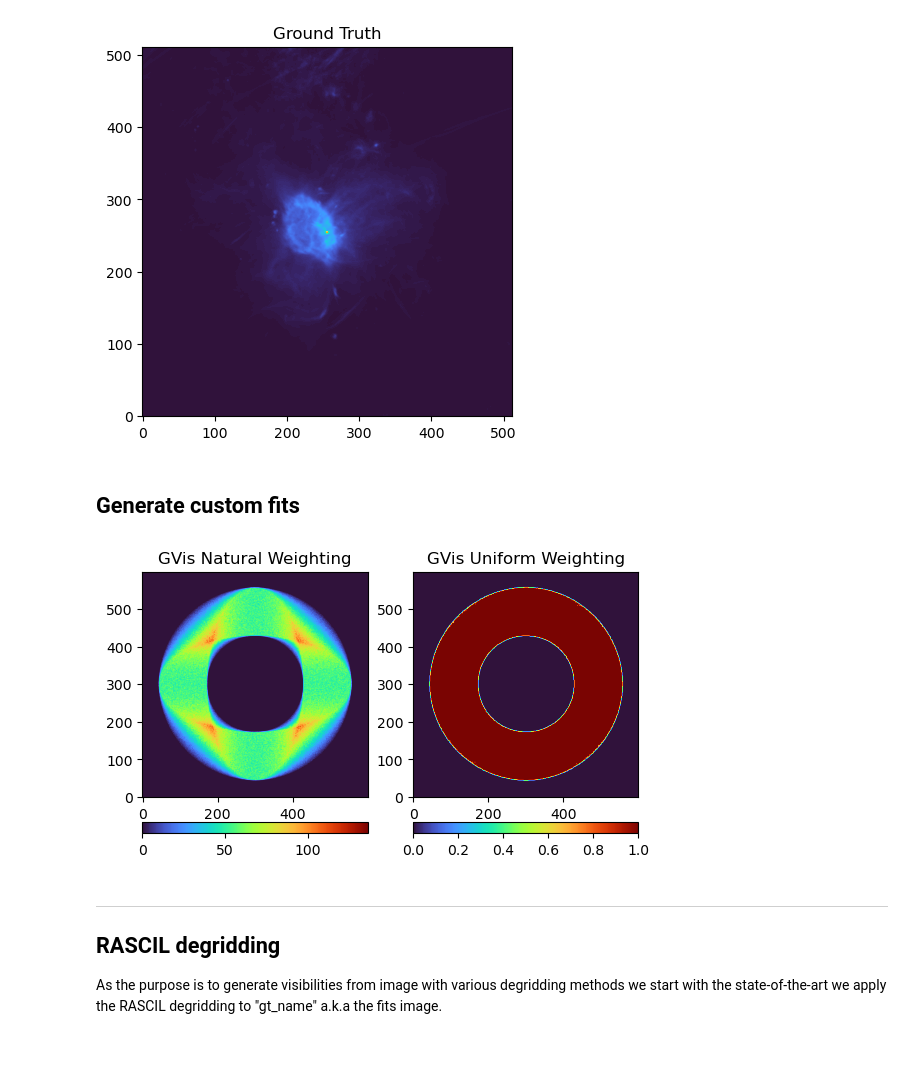
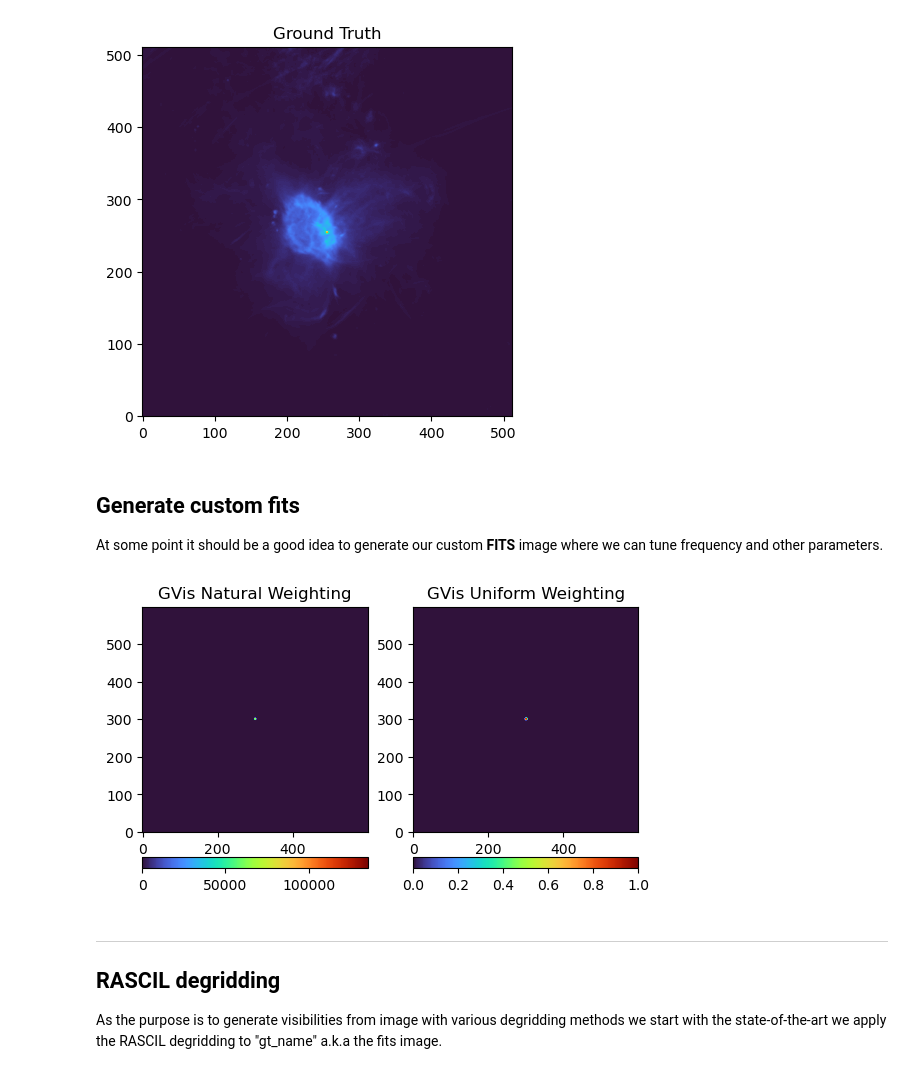
Before and after one commit to Ophelie-Renaud/measurementset-simulator, a Jupyter notebook: fits_to_vis.ipynb, the cells around one changed output. Saved outputs shown, nothing was run; the diff lists cells and outputs as text; code cells hidden in the pictures.

```diff
--- a/fits_to_vis.ipynb
+++ b/fits_to_vis.ipynb
@@ -105,43 +113,45 @@ plotNImages([gt], ["Ground Truth"], cmap=cmap)
 [figure]
 # %% [markdown]
 ## Generate custom fits
+
+At some point it should be a good idea to generate our custom **FITS** image where we can tune frequency and other parameters.
-# %%
-import numpy as np
-
-grid_dim = 600
-pixel_res_radians = 0.00000852211548825356 #résolution angulaire
-
-# Génération de visibilités artificielles (exemple d'un disque)
-num_vis = 3924480
-radius = 50000  # Rayon max en coordonnées u,v
-
-theta = np.random.uniform(0, 2*np.pi, num_vis)
-u = radius * np.cos(theta) * np.random.uniform(0.5, 1.0, num_vis)
-v = radius * np.sin(theta) * np.random.uniform(0.5, 1.0, num_vis)
-
-vis_grid_natural = np.zeros((grid_dim, grid_dim))
-vis_grid_uniform = np.zeros((grid_dim, grid_dim))
-
-for i in range(num_vis):
-    curr_u = int(u[i] * pixel_res_radians * grid_dim + grid_dim/2 + 0.5)
-    curr_v = int(v[i] * pixel_res_radians * grid_dim + grid_dim/2 + 0.5)
-
-    ccurr_u = int(-u[i] * pixel_res_radians * grid_dim + grid_dim/2 + 0.5)
-    ccurr_v = int(-v[i] * pixel_res_radians * grid_dim + grid_dim/2 + 0.5)
-
-    if 0 <= curr_u < grid_dim and 0 <= curr_v < grid_dim:
-        vis_grid_natural[curr_v, curr_u] += 1
-        vis_grid_uniform[curr_v, curr_u] = 1
-
-    if 0 <= ccurr_u < grid_dim and 0 <= ccurr_v < grid_dim:
-        vis_grid_natural[ccurr_v, ccurr_u] += 1
-        vis_grid_uniform[ccurr_v, ccurr_u] = 1
-
-plotNImages([vis_grid_natural,vis_grid_uniform], ["GVis Natural Weighting","GVis Uniform Weighting"], cmap=cmap)
-
-# Bon c'est beaucoup trop uniforme
-# %% [output]
-[figure, removed]
+# %%
+import numpy as np
+
+grid_dim = 600
+pixel_res_radians = 0.00000852211548825356 #résolution angulaire
+
+# Génération de visibilités artificielles (exemple d'un disque)
+num_vis = 981120
+radius = 500  # Rayon max en coordonnées u,v
+
+theta = np.random.uniform(0, 2*np.pi, num_vis)
+u = radius * np.cos(theta) * np.random.uniform(0.5, 1.0, num_vis)
+v = radius * np.sin(theta) * np.random.uniform(0.5, 1.0, num_vis)
+
+vis_grid_natural = np.zeros((grid_dim, grid_dim))
+vis_grid_uniform = np.zeros((grid_dim, grid_dim))
+
+for i in range(num_vis):
+    curr_u = int(u[i] * pixel_res_radians * grid_dim + grid_dim/2 + 0.5)
+    curr_v = int(v[i] * pixel_res_radians * grid_dim + grid_dim/2 + 0.5)
+
+    ccurr_u = int(-u[i] * pixel_res_radians * grid_dim + grid_dim/2 + 0.5)
+    ccurr_v = int(-v[i] * pixel_res_radians * grid_dim + grid_dim/2 + 0.5)
+
+    if 0 <= curr_u < grid_dim and 0 <= curr_v < grid_dim:
+        vis_grid_natural[curr_v, curr_u] += 1
+        vis_grid_uniform[curr_v, curr_u] = 1
+
+    if 0 <= ccurr_u < grid_dim and 0 <= ccurr_v < grid_dim:
+        vis_grid_natural[ccurr_v, ccurr_u] += 1
+        vis_grid_uniform[ccurr_v, ccurr_u] = 1
+
+plotNImages([vis_grid_natural,vis_grid_uniform], ["GVis Natural Weighting","GVis Uniform Weighting"], cmap=cmap)
+
+# Bon c'est beaucoup trop uniforme
+# %% [output]
+[figure, added]
 # %% [markdown]
 ---
 ## RASCIL degridding
```
Also changed, not shown: parts of 10 cells of this notebook, 1 other file.
